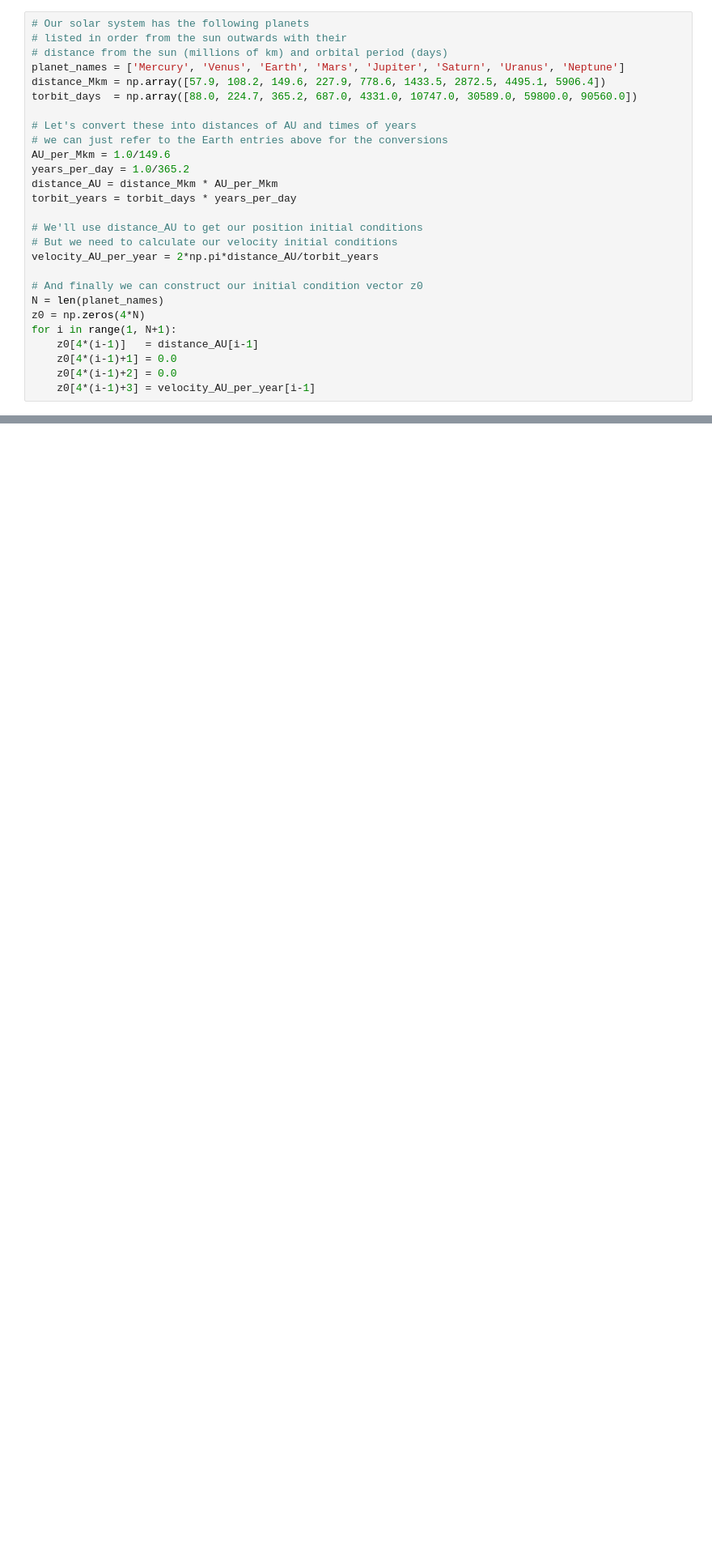
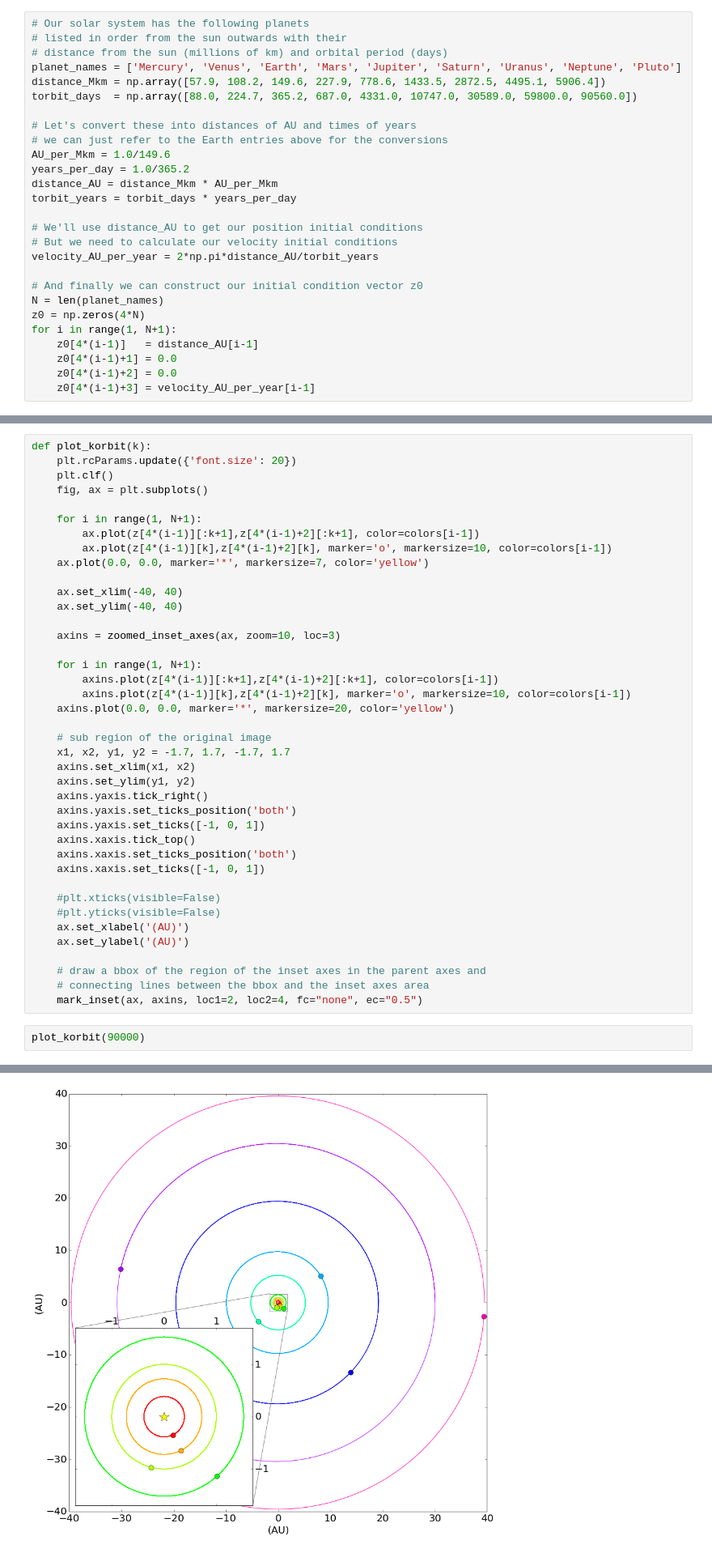
Before and after one commit to WISE-Comp-Science/Earth-Orbit, a Jupyter notebook: Solar-System.ipynb, the cells around one changed output, grey strips where cells are left out. Shown at 81% size. Drawn from its saved outputs; the diff is of its cells as text; blank space fills up the shorter version.

```diff
--- a/Solar-System.ipynb
+++ b/Solar-System.ipynb
@@ -171,7 +174,7 @@ We can apply the above to calculate orbits for our solar system using the planet
 # Our solar system has the following planets
 # listed in order from the sun outwards with their
 # distance from the sun (millions of km) and orbital period (days)
-planet_names = ['Mercury', 'Venus', 'Earth', 'Mars', 'Jupiter', 'Saturn', 'Uranus', 'Neptune']
+planet_names = ['Mercury', 'Venus', 'Earth', 'Mars', 'Jupiter', 'Saturn', 'Uranus', 'Neptune', 'Pluto']
 distance_Mkm = np.array([57.9, 108.2, 149.6, 227.9, 778.6, 1433.5, 2872.5, 4495.1, 5906.4])
 torbit_days  = np.array([88.0, 224.7, 365.2, 687.0, 4331.0, 10747.0, 30589.0, 59800.0, 90560.0])
 
@@ -247,0 +218,43 @@ HTML(anim.to_html5_video())
+# %%
+def plot_korbit(k):
+    plt.rcParams.update({'font.size': 20})
+    plt.clf()
+    fig, ax = plt.subplots()
+
+    for i in range(1, N+1):
+        ax.plot(z[4*(i-1)][:k+1],z[4*(i-1)+2][:k+1], color=colors[i-1])
+        ax.plot(z[4*(i-1)][k],z[4*(i-1)+2][k], marker='o', markersize=10, color=colors[i-1])
+    ax.plot(0.0, 0.0, marker='*', markersize=7, color='yellow')
+
+    ax.set_xlim(-40, 40)
+    ax.set_ylim(-40, 40)
+
+    axins = zoomed_inset_axes(ax, zoom=10, loc=3)
+
+    for i in range(1, N+1):
+        axins.plot(z[4*(i-1)][:k+1],z[4*(i-1)+2][:k+1], color=colors[i-1])
+        axins.plot(z[4*(i-1)][k],z[4*(i-1)+2][k], marker='o', markersize=10, color=colors[i-1])
+    axins.plot(0.0, 0.0, marker='*', markersize=20, color='yellow')
+
+    # sub region of the original image
+    x1, x2, y1, y2 = -1.7, 1.7, -1.7, 1.7
+    axins.set_xlim(x1, x2)
+    axins.set_ylim(y1, y2)
+    axins.yaxis.tick_right()
+    axins.yaxis.set_ticks_position('both')
+    axins.yaxis.set_ticks([-1, 0, 1])
+    axins.xaxis.tick_top()
+    axins.xaxis.set_ticks_position('both')
+    axins.xaxis.set_ticks([-1, 0, 1])
+
+    #plt.xticks(visible=False)
+    #plt.yticks(visible=False)
+    ax.set_xlabel('(AU)')
+    ax.set_ylabel('(AU)')
+
+    # draw a bbox of the region of the inset axes in the parent axes and
+    # connecting lines between the bbox and the inset axes area
+    mark_inset(ax, axins, loc1=2, loc2=4, fc="none", ec="0.5")
+# %%
+plot_korbit(90000)
+# %% [output]
@@ -247,0 +262 @@ HTML(anim.to_html5_video())
+[figure, added]
```
Also changed, not shown: parts of 9 cells of this notebook, 1 other file.
